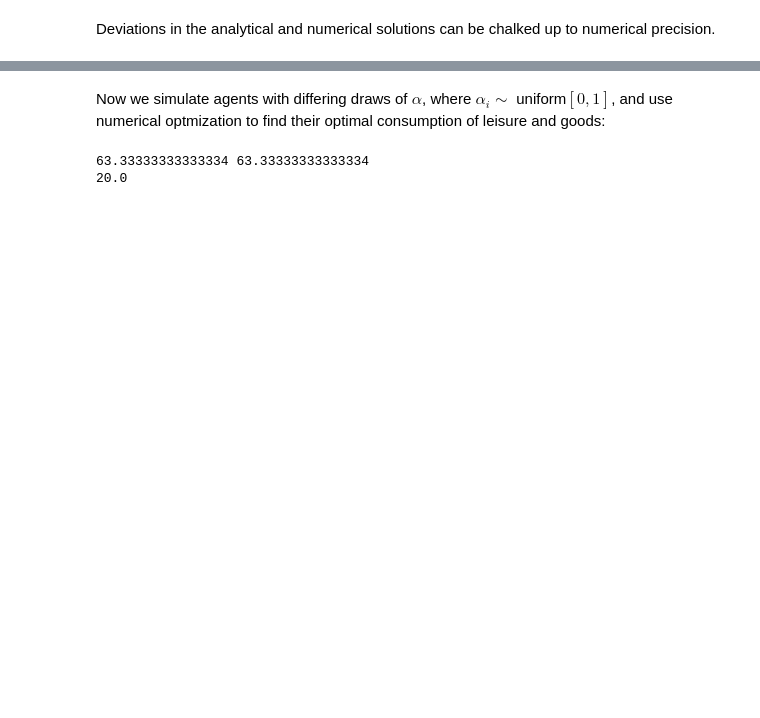
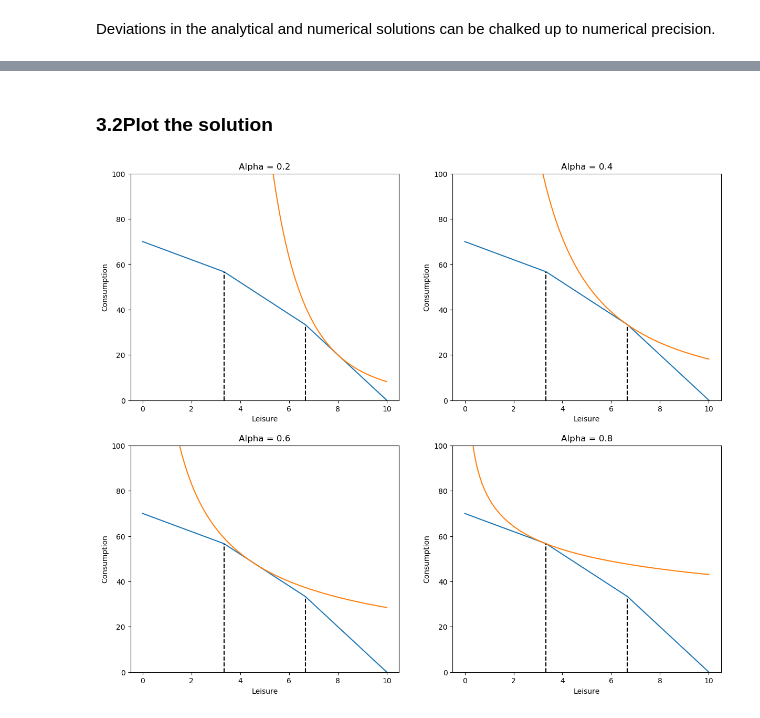
Before and after one commit to NumEconCopenhagen/projects-2019-computer-says-no, a Jupyter notebook: modelproject/modelproject.ipynb, the cells around one changed output, grey strips where cells are left out. Drawn from its saved outputs; the diff is of its cells as text; code cells hidden in the pictures; blank space fills up the shorter version.

```diff
--- a/modelproject/modelproject.ipynb
+++ b/modelproject/modelproject.ipynb
@@ -287,26 +377,3 @@ $$ leisure\_expenditure = \begin{cases}  \end{cases}$$
-# %% [markdown]
-Now we simulate agents with differing draws of $\alpha$, where $\alpha_i \sim$ uniform$[0,1]$, and use numerical optmization to find their optimal consumption of leisure and goods:
-# %%
-# Set wage function
-l_top= 1/3*T # Work more than 2/3 of your time and pay top tax
-l_bot= 2/3*T # work more than 1/3 of your time and pay bottom tax
-toptax= 0.6 # setting top tax
-bottax= 0.5 # setting bottom tax
-maxlabinc_prog=leiexp_prog(T,wage_prog) # calculate new max labour income
-R_0=maxlabinc_prog + A
-
-# Draw agents
-np.random.seed(2019); # set the seed
-n = 1000; # number of agents simulated
-alpha = np.random.uniform(0,1,size=n)
-
-# Compute consumption bundle at kink points to safe computational
-goods = lambda l: R_0 - leiexp_prog(l,wage_prog)  # calculates demand for goods given a level of leisure using left over budget
-x_bot= (goods(l_bot), l_bot)   # consumption bundle at bottom tax kink.
-x_top= (goods(l_top), l_top) # consumption bundle at top tax kink.
-# %% [output]
-63.33333333333334 63.33333333333334
-20.0
 # %%
 # Optimizer:
 def solverprog(util, par):
@@ -341,0 +412,52 @@ results =[solverprog(cobbdouglas,par=x) for x in alpha]
+# %% [markdown]
+### 3.2Plot the solution
+# %%
+#PLotting with tax brackets
+
+fig = plt.figure(dpi=100)
+
+gs=fig.add_gridspec(2,2)
+
+for i in range(1,5):
+    # ii. figure
+
+    ax = fig.add_subplot(2,2,i)
+
+    if i==1:
+        alpha1=0.2
+        text = "Alpha = 0.2"
+    elif i==2:
+        alpha1=0.4
+        text = "Alpha = 0.4"
+    elif i==3:
+        alpha1=0.6
+        text = "Alpha = 0.6"
+    else:
+        alpha1=0.8
+        text = "Alpha = 0.8"
+
+    #Define income potential in the base scenario.
+    R_0_prog = maxlabinc_prog + A
+
+#Define function for the base budget line
+    goods_kink = lambda l: R_0_prog -leiexp_prog(l,wage_prog)
+    cons_kink = [goods_kink(x) for x in np.linspace(0,10,num=100)]
+    leisure1 = np.linspace(0,10,100)
+
+#Plot the budget line with axis names
+    ax.plot(leisure1,cons_kink)
+
+#Plotting the indiffence curve
+
+    ax.plot(leisure1,indif_opt("cobbdouglas",max_u("cobbdouglas",wage_prog,maxlabinc_prog,leiexp_prog,alpha1),alpha1))
+    ax.set_xlabel("Leisure")
+    ax.set_ylabel("Consumption")
+    ax.set_ylim(0,100)
+    ax.title.set_text(text)
+
+    plt.plot((l_bot,l_bot),(0,goods(l_bot)),'k--')
+    plt.plot((l_top,l_top),(0,goods(l_top)), 'k--')
+
+    plt.subplots_adjust(top=2.5,right=2)
+# %% [output]
+[figure, added]
```
Also changed, not shown: parts of 32 cells of this notebook.
